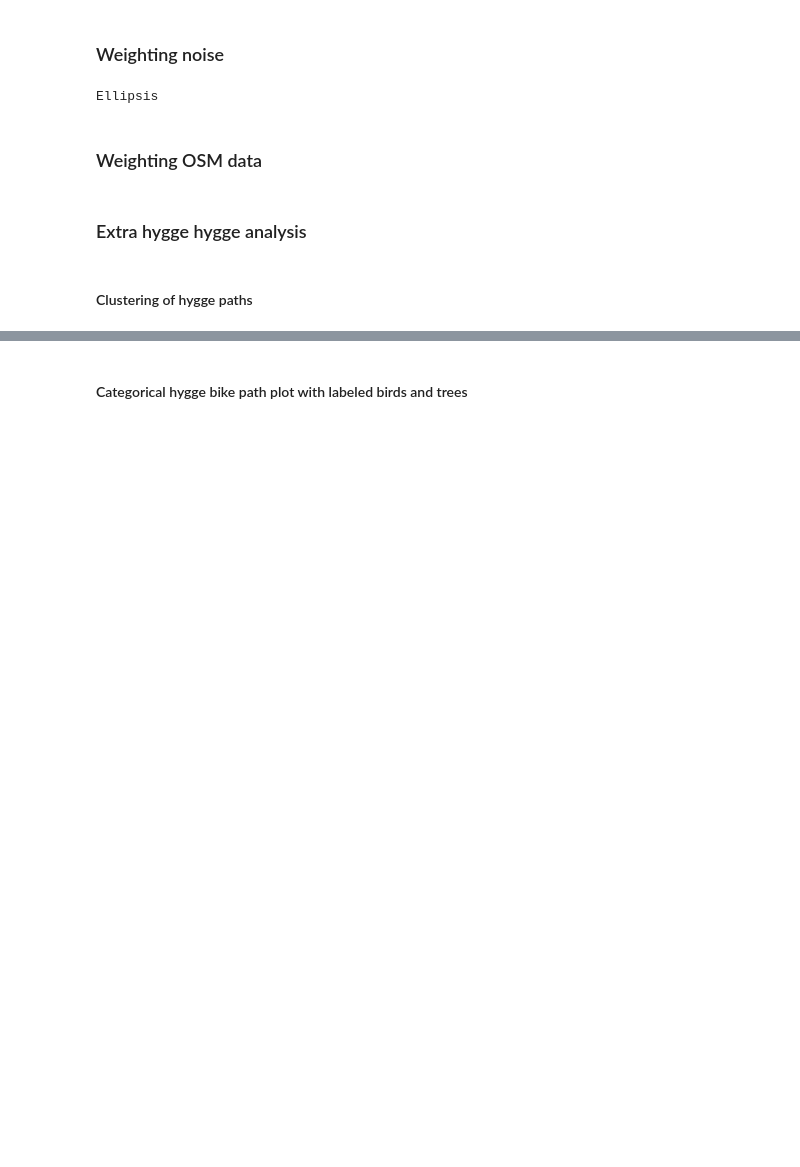
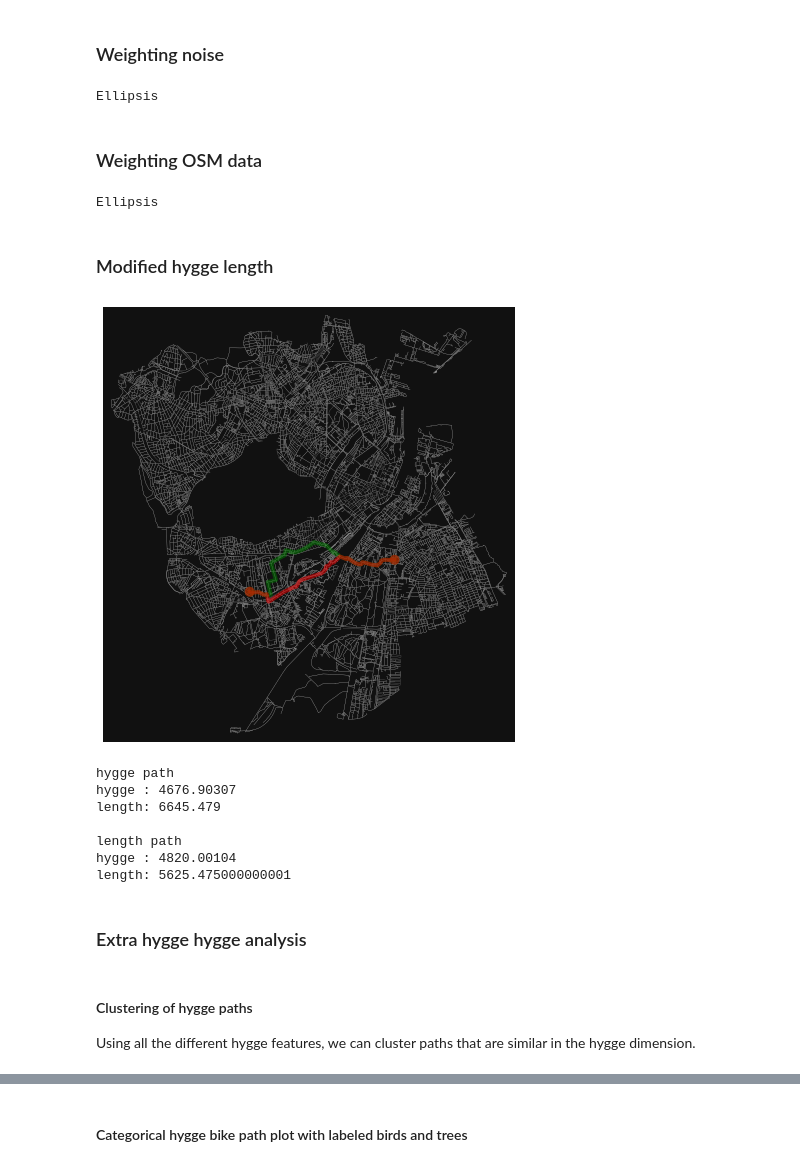
Before and after one commit to Marcus-Friis/geospatial-exam, a Jupyter notebook: notebooks/hyggefinder.ipynb, the cells around one changed output, grey strips where cells are left out. Cells and saved outputs as stored; diff of their text form; code cells hidden in the pictures; blank space fills up the shorter version.

```diff
--- a/notebooks/hyggefinder.ipynb
+++ b/notebooks/hyggefinder.ipynb
@@ -105,3 +125,12 @@ gdf['bird_per_m_w'] = gdf.birds_per_m_cat.map(w_map)
+# %%
+bins = [0, 0.9, 1]
+labels = ['no trees?', 'HOLY SHIT THAT IS A LOT OF TREES']
+w_map = {
+    'no trees?': 1,
+    'HOLY SHIT THAT IS A LOT OF TREES': 0.7
+}
+gdf['trees_per_m_cat'] = pd.cut(gdf.trees_per_m, gdf.trees_per_m.quantile(bins), include_lowest=True, labels=labels)
+gdf['trees_per_m_w'] = gdf.trees_per_m_cat.map(w_map).astype(float)
 # %% [markdown]
 ### Weighting noise
 # %%
@@ -110,7 +139,51 @@ gdf['bird_per_m_w'] = gdf.birds_per_m_cat.map(w_map)
 Ellipsis
 # %% [markdown]
 ### Weighting OSM data
+# %%
+...
+# %% [output]
+Ellipsis
+# %% [markdown]
+### Modified hygge length
+# %%
+gdf['hyggelength'] = gdf['length'] * gdf['birds_per_m_w'] * gdf['trees_per_m_w']
+# %%
+G = ox.graph_from_gdfs(nodes, gdf[gdf.trees.notna()])
+# %%
+#orig = choice(list(G.nodes))
+#dest = choice(list(G.nodes))
+
+orig = 1783390939
+dest = 11807672519
+
+route_hygge = ox.shortest_path(G, orig, dest, weight='hyggelength')
+route_length = ox.shortest_path(G, orig, dest, weight='length')
+routes = [route_hygge, route_length]
+route_labels = ['hygge path', 'length path']
+f, ax = ox.plot_graph_routes(
+    G,
+    routes,
+    node_alpha=0,
+    edge_linewidth=0.2,
+    route_colors=['green', 'red']
+)
+
+for route, label in zip(routes, route_labels):
+    print(label)
+    print('hygge :', nx.path_weight(G, route, weight='hyggelength'))
+    print('length:', nx.path_weight(G, route, weight='length'))
+    print()
+# %% [output]
+[figure, added]
+hygge path
+hygge : 4676.90307
+length: 6645.479
+
+length path
+hygge : 4820.00104
+length: 5625.475000000001
 # %% [markdown]
 ### Extra hygge hygge analysis
 # %% [markdown]
 #### Clustering of hygge paths
+Using all the different hygge features, we can cluster paths that are similar in the hygge dimension.
```
Also changed, not shown: parts of 15 cells of this notebook.
